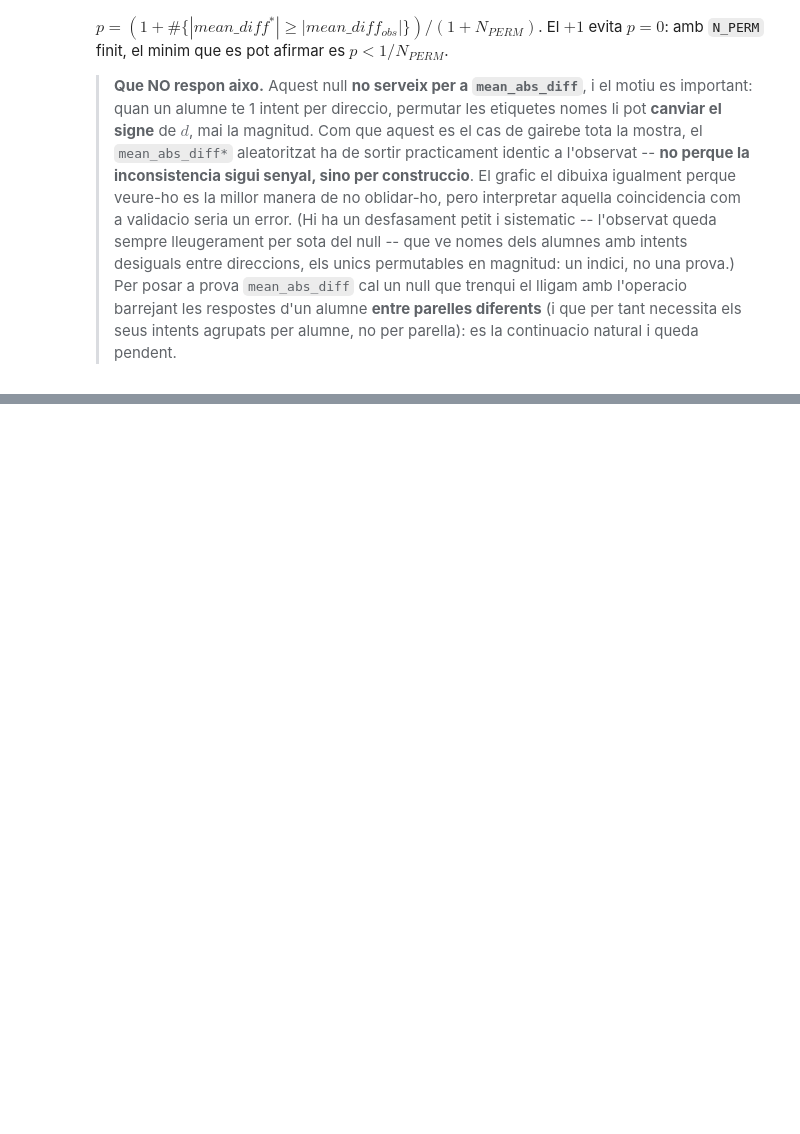
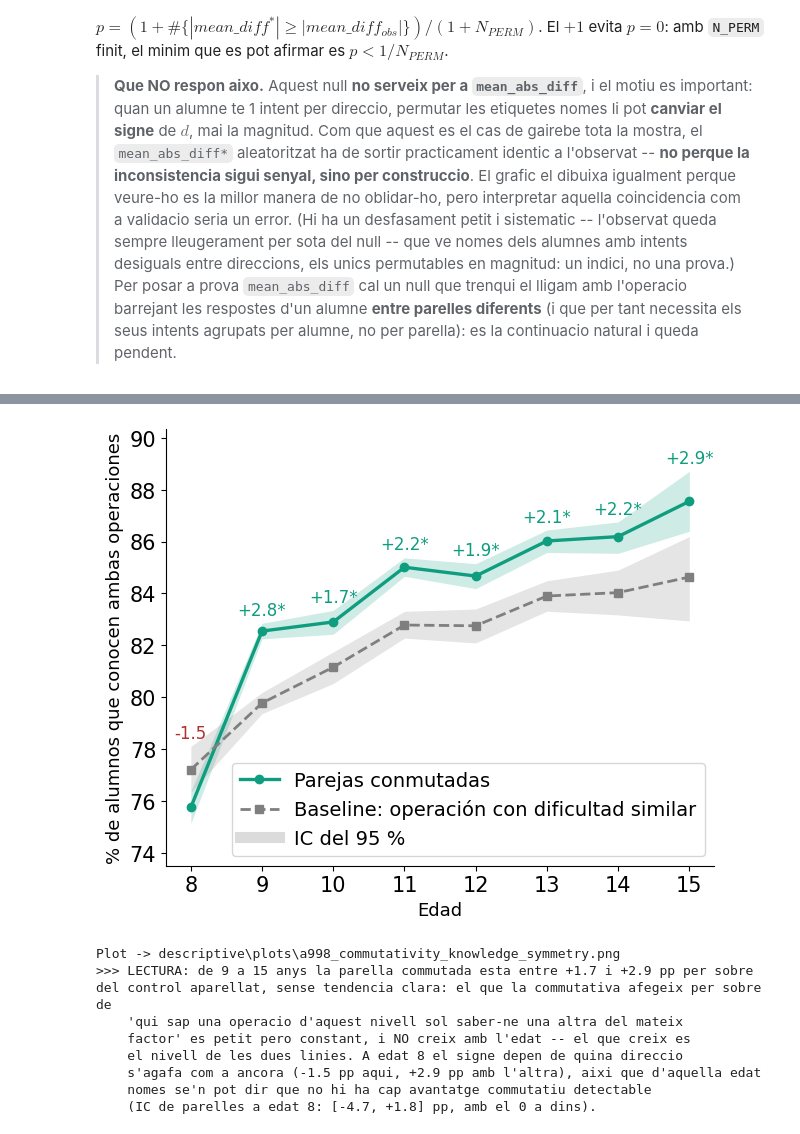
Before and after one commit to m-garcia-rodriguez/MULTIPLY, a Jupyter notebook: descriptive/commutativity.ipynb, the cells around one changed output, grey strips where cells are left out. Saved outputs shown, nothing was run; the diff lists cells and outputs as text; code cells hidden in the pictures; blank space fills up the shorter version.

```diff
--- a/descriptive/commutativity.ipynb
+++ b/descriptive/commutativity.ipynb
@@ -881,0 +1163,74 @@ Plot -> descriptive\plots\a998_commutativity_age13_shuffled.png
+# %%
+# --- 6) el grafic ----------------------------------------------------------
+# Mides de lletra del grafic (edita aqui, no mes avall)
+KS_LEGEND_SIZE = 14    # llegenda ("Parejas conmutadas...", "Baseline...", "IC 95%...")
+KS_ANNOT_SIZE = 12     # numeros de diferencia sobre cada punt (+3,1*, -1,2...)
+KS_LABEL_SIZE = 13    # etiquetes dels eixos ("Edad...", "% que sabe...") -- abans no en tenien, sortien per defecte
+KS_TICK_SIZE = 15     # numeros dels eixos (les edats 8-15, els percentatges) -- abans tambe per defecte
+KS_COMM_COLOR = "#0e9d7f"
+KS_CTRL_COLOR = "#7f7f7f"
+
+fig, ax = plt.subplots(figsize=(6.4, 5.2))
+# Fons: el rectangle del panell (ax.patch) va BLANC i el de la figura
+# (fig.patch) transparent -- son dues coses diferents; per aixo NO es fa
+# servir savefig(transparent=True), que buidaria els dos alhora.
+ax.set_facecolor("white")
+
+ks_x = ks_by_age.index.to_numpy()
+ax.fill_between(ks_x, ks_ci["comm_lo"], ks_ci["comm_hi"], color=KS_COMM_COLOR,
+                alpha=0.20, lw=0)
+ax.fill_between(ks_x, ks_ci["ctrl_lo"], ks_ci["ctrl_hi"], color=KS_CTRL_COLOR,
+                alpha=0.20, lw=0)
+ax.plot(ks_x, ks_by_age["comm"], "o-", lw=2.4, ms=6, color=KS_COMM_COLOR,
+        label="Parejas conmutadas")
+ax.plot(ks_x, ks_by_age["ctrl"], "s--", lw=2.0, ms=5.5, color=KS_CTRL_COLOR,
+        label="Baseline: operación con dificultad similar")
+ax.plot([], [], color="0.6", alpha=0.35, lw=8,
+        label=f"IC del 95 %")
+for xi, c, k in zip(ks_x, ks_by_age["comm"], ks_by_age["ctrl"]):
+    star = "*" if ks_sig.loc[xi] else ""
+    ax.annotate(f"{c - k:+.1f}{star}", (xi, max(ks_ci['comm_hi'].loc[xi], ks_ci['ctrl_hi'].loc[xi])),
+                textcoords="offset points", xytext=(0, 6), ha="center",
+                fontsize=KS_ANNOT_SIZE,
+                color=KS_COMM_COLOR if c >= k else "#b03030")
+ax.margins(y=0.12)
+ax.set_xticks(KS_AGES)
+ax.set_xlabel("Edad", fontsize=KS_LABEL_SIZE)
+ax.set_ylabel("% de alumnos que conocen ambas operaciones", fontsize=KS_LABEL_SIZE)
+ax.tick_params(axis="both", labelsize=KS_TICK_SIZE)
+ax.legend(fontsize=KS_LEGEND_SIZE, loc="lower right")
+ax.spines[["top", "right"]].set_visible(False)
+fig.tight_layout()
+
+# Nomes el fons de la FIGURA es transparent (el que envolta el panell); el
+# rectangle interior ja s'ha pintat de blanc a dalt amb set_facecolor. Aqui
+# fig.patch.set_facecolor("none") + facecolor="none" al savefig es el que
+# escriu el canal alfa al PNG -- si es deixa a "auto" agafaria blanc.
+fig.patch.set_facecolor("none")
+ks_out_path = HERE / "plots" / "a998_commutativity_knowledge_symmetry.png"
+fig.savefig(ks_out_path, dpi=130, facecolor="none")
+plt.show()
+print(f"\nPlot -> {ks_out_path.relative_to(ROOT)}")
+
+ks_g = ks_by_age["gap"]
+print(f">>> LECTURA: de 9 a 15 anys la parella commutada esta entre"
+      f" {ks_g.loc[9:].min():+.1f} i {ks_g.loc[9:].max():+.1f} pp per sobre del control"
+      " aparellat, sense tendencia clara: el que la commutativa afegeix per sobre de")
+print("    'qui sap una operacio d'aquest nivell sol saber-ne una altra del mateix")
+print("    factor' es petit pero constant, i NO creix amb l'edat -- el que creix es")
+print("    el nivell de les dues linies. A edat 8 el signe depen de quina direccio")
+print(f"    s'agafa com a ancora ({ks_g.loc[8]:+.1f} pp aqui,"
+      f" {ks_flip_by_age['gap'].loc[8]:+.1f} pp amb l'altra), aixi que d'aquella edat")
+print("    nomes se'n pot dir que no hi ha cap avantatge commutatiu detectable")
+print(f"    (IC de parelles a edat 8: [{ks_ci['gapP_lo'].loc[8]:+.1f}, "
+      f"{ks_ci['gapP_hi'].loc[8]:+.1f}] pp, amb el 0 a dins).")
+# %% [output]
+[figure, added]
+Plot -> descriptive\plots\a998_commutativity_knowledge_symmetry.png
+>>> LECTURA: de 9 a 15 anys la parella commutada esta entre +1.7 i +2.9 pp per sobre del control aparellat, sense tendencia clara: el que la commutativa afegeix per sobre de
+    'qui sap una operacio d'aquest nivell sol saber-ne una altra del mateix
+    factor' es petit pero constant, i NO creix amb l'edat -- el que creix es
+    el nivell de les dues linies. A edat 8 el signe depen de quina direccio
+    s'agafa com a ancora (-1.5 pp aqui, +2.9 pp amb l'altra), aixi que d'aquella edat
+    nomes se'n pot dir que no hi ha cap avantatge commutatiu detectable
+    (IC de parelles a edat 8: [-4.7, +1.8] pp, amb el 0 a dins).
```
Also changed, not shown: parts of 15 cells of this notebook, 26 other files.
